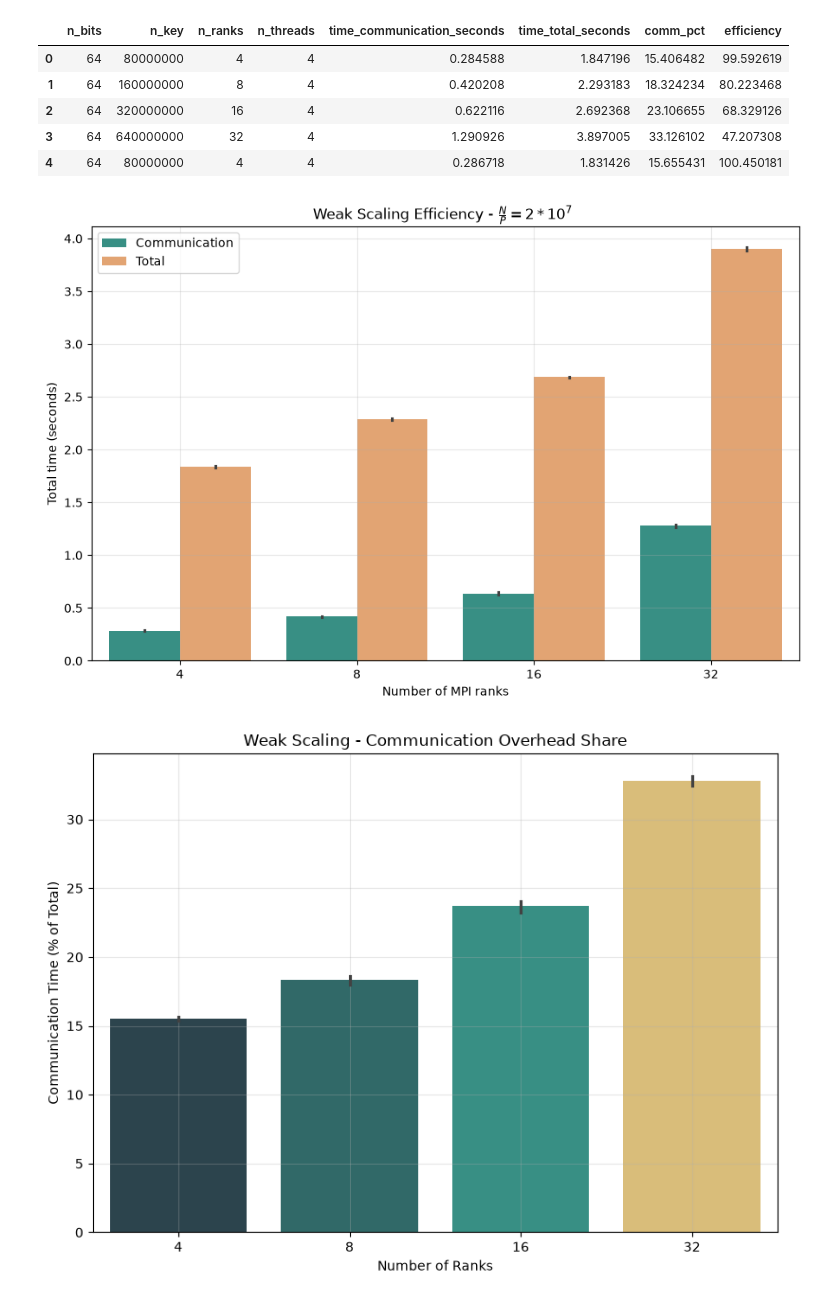
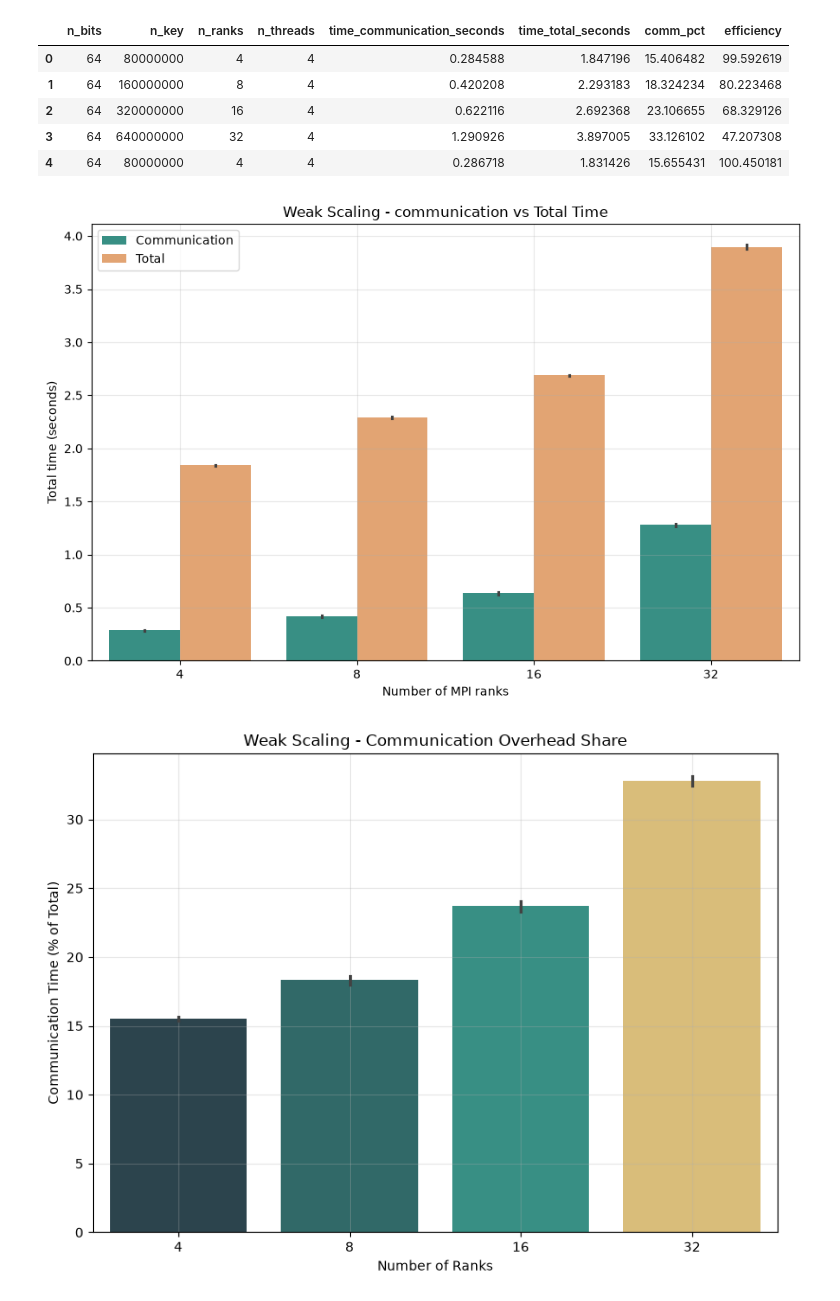
Before and after one commit to frekkoz3/Parallel-Sample-Sort, a Jupyter notebook: Script/weak_scaling.ipynb, the cells around one changed output. Drawn from its saved outputs; the diff is of its cells as text; code cells hidden in the pictures.

```diff
--- a/Script/weak_scaling.ipynb
+++ b/Script/weak_scaling.ipynb
@@ -61,35 +61,35 @@ plot_data["time_type"] = plot_data["time_type"].map({
 })
 
 custom_palette = {
     "Communication" : "#2A9D8F",
     "Total" : "#F4A261"
 }
 
 
 baseline = (
     results.loc[results["n_ranks"].idxmin(), "time_total_seconds"]
 )
 
 plt.figure(figsize=(9, 6))
 
 sns.barplot(
     data=plot_data,
     x="n_ranks",
     y="time_seconds",
     hue="time_type",
     palette=custom_palette
 )
 
 plt.xlabel("Number of MPI ranks")
 plt.ylabel("Total time (seconds)")
-plt.title(r"Weak Scaling Efficiency - $\frac{N}{P} = 2*10^7$ ")
+plt.title(r"Weak Scaling - communication vs Total Time")
 plt.grid(True, alpha=0.3)
 plt.legend()
 
 plt.tight_layout()
 plt.show()
 # %% [output]
-[figure, old version]
+[figure, new version]
 # %%
 custom_palette_ranks = {
     4: "#264653",
```
Also changed, not shown: 5 other files.
